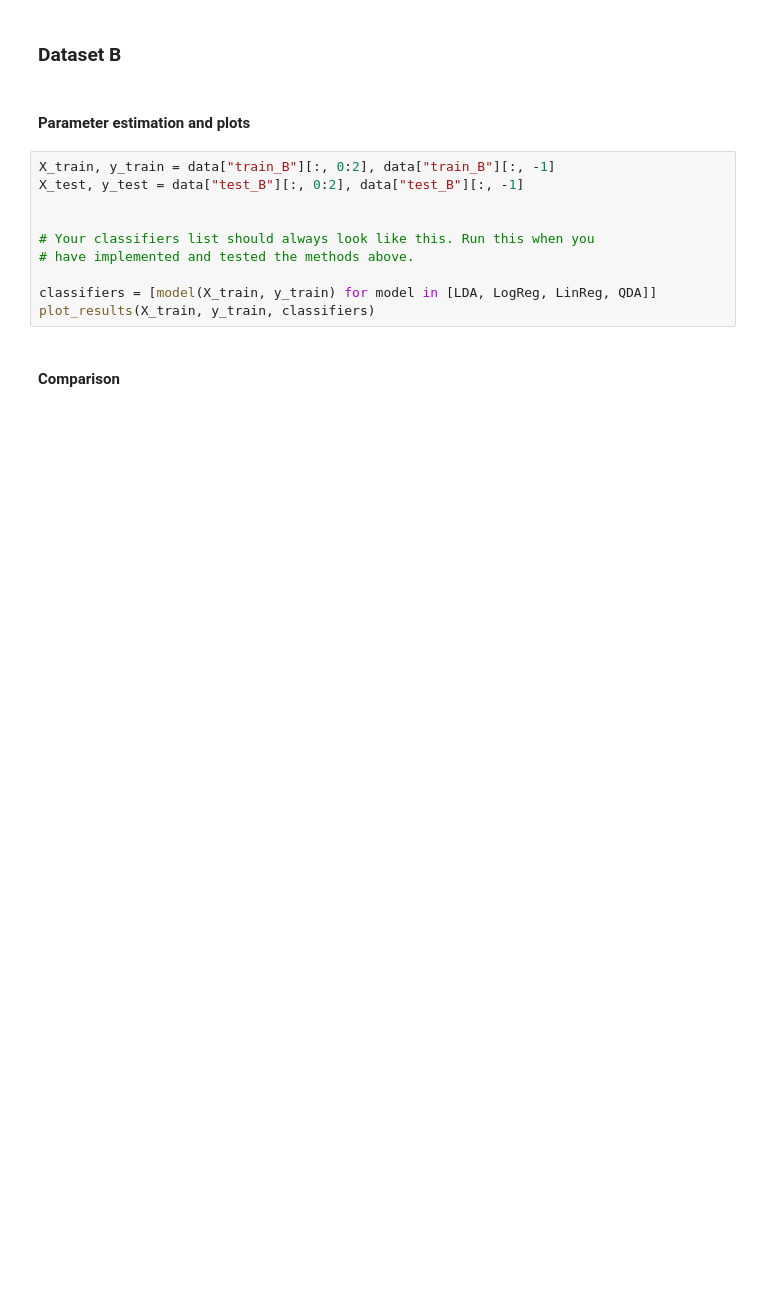
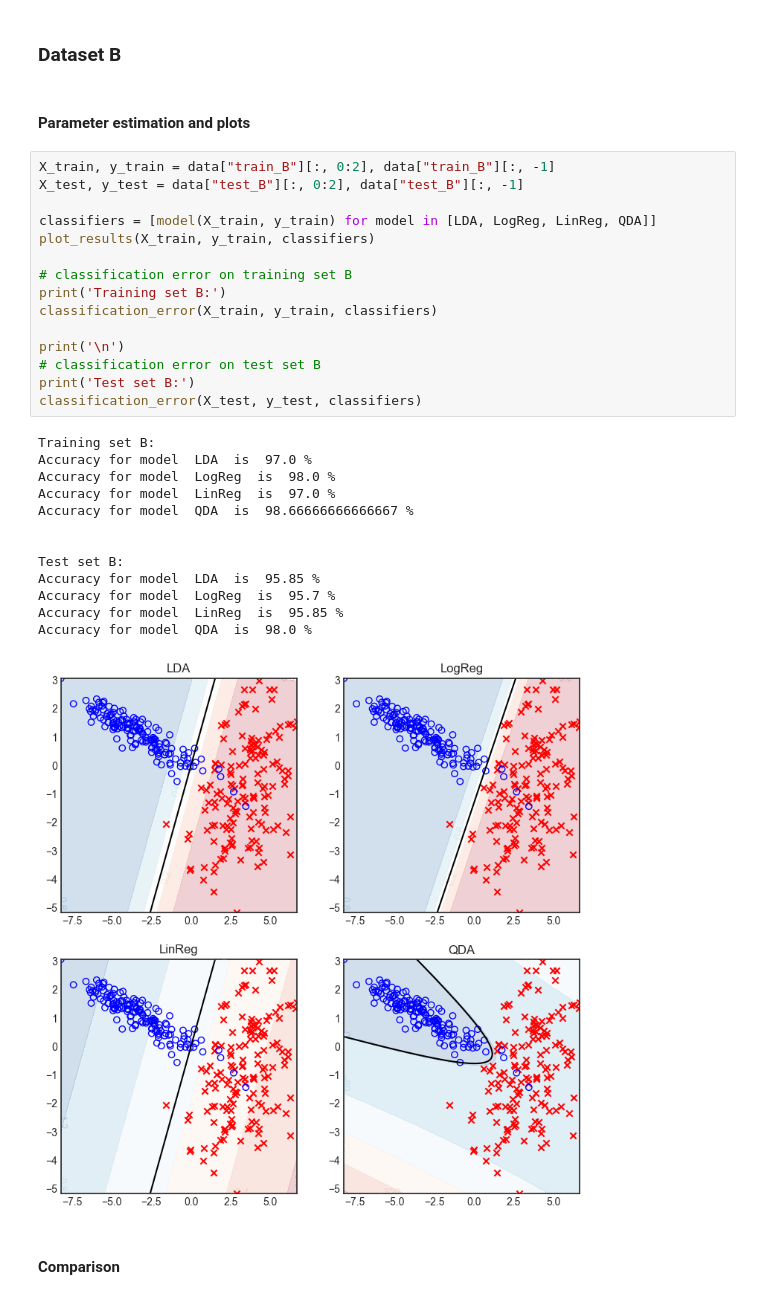
Before and after one commit to Gregb26/IFT-6269-Greg, a Jupyter notebook: Homework 2/Hw2 - Code.ipynb, the cells around one changed output. Cells and saved outputs as stored; diff of their text form; blank space fills up the shorter version.

```diff
--- a/Homework 2/Hw2 - Code.ipynb
+++ b/Homework 2/Hw2 - Code.ipynb
@@ -413,13 +597,32 @@ Method | Train Acc. | Test Acc.
 # %%
 X_train, y_train = data["train_B"][:, 0:2], data["train_B"][:, -1]
 X_test, y_test = data["test_B"][:, 0:2], data["test_B"][:, -1]
 
-
-# Your classifiers list should always look like this. Run this when you
-# have implemented and tested the methods above.
-
 classifiers = [model(X_train, y_train) for model in [LDA, LogReg, LinReg, QDA]]
 plot_results(X_train, y_train, classifiers)
+
+# classification error on training set B
+print('Training set B:')
+classification_error(X_train, y_train, classifiers)
+
+print('\n')
+# classification error on test set B
+print('Test set B:')
+classification_error(X_test, y_test, classifiers)
+# %% [output]
+Training set B:
+Accuracy for model  LDA  is  97.0 %
+Accuracy for model  LogReg  is  98.0 %
+Accuracy for model  LinReg  is  97.0 %
+Accuracy for model  QDA  is  98.66666666666667 %
+
+
+Test set B:
+Accuracy for model  LDA  is  95.85 %
+Accuracy for model  LogReg  is  95.7 %
+Accuracy for model  LinReg  is  95.85 %
+Accuracy for model  QDA  is  98.0 %
+[figure, added]
 # %% [markdown]
 #### Comparison
 # %% [markdown]
```
Also changed, not shown: parts of 22 cells of this notebook.
